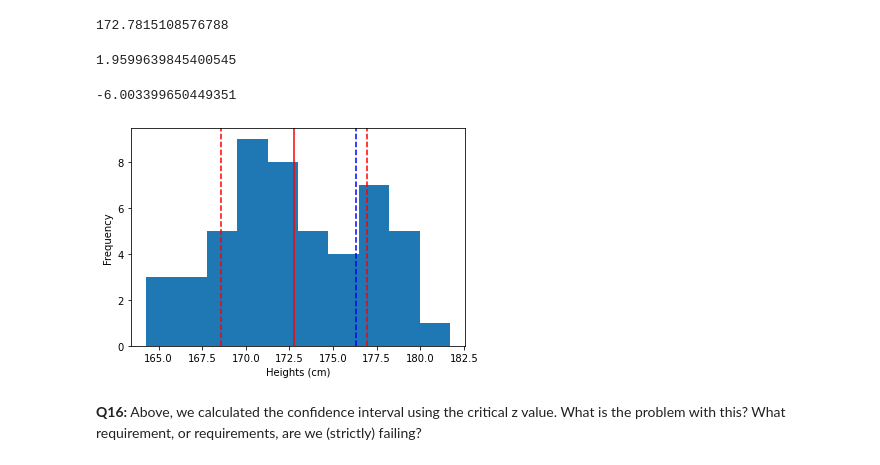
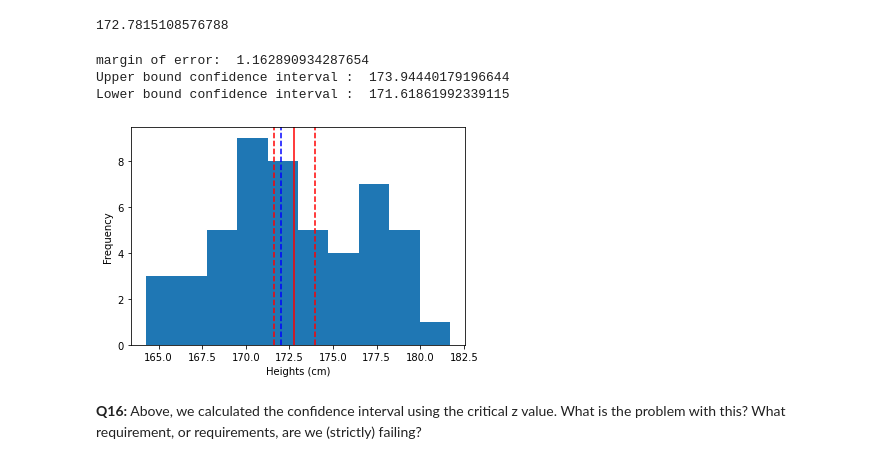
Before and after one commit to yepterence/Frequentist-Inference-Case-Study, a Jupyter notebook: Frequentist Inference Case Study - Part A (3).ipynb, the cells around one changed output. Cells and saved outputs as stored; diff of their text form; code cells hidden in the pictures.

```diff
--- a/Frequentist Inference Case Study - Part A (3).ipynb
+++ b/Frequentist Inference Case Study - Part A (3).ipynb
@@ -354,28 +354,39 @@ mean_ = np.mean(pop_sample_)
 mean_
 # %% [output]
 172.7815108576788
-# %%
-std_ = np.std(pop_sample_,ddof=1)
-se = std_/np.sqrt(len(pop_sample_))
-moe = norm.ppf(0.05/2)*-1
-moe
-# %% [output]
-1.9599639845400545
-# %%
-true_pop_mean = np.sum(pop_sample_)/(len(pop_sample_)-1)
-# %% [output]
--6.003399650449351
+# %%
+# standard deviation of population
+std_ = np.std(pop_sample_,ddof=1)
+# standard error
+se = std_/np.sqrt(len(pop_sample_))
+# critical value of population distribution
+z_val = norm.ppf(0.05/2)*-1
+# margin of error
+moe = z_val * se
+print("margin of error: ",moe)
+# Confidence intervals
+upper_ci = mean_ + moe
+lower_ci = mean_ - moe
+print("Upper bound confidence interval : ",upper_ci)
+print("Lower bound confidence interval : ", lower_ci)
+# %% [output]
+margin of error:  1.162890934287654
+Upper bound confidence interval :  173.94440179196644
+Lower bound confidence interval :  171.61861992339115
+# %%
+true_pop_mean = 172
+true_pop_std = 5
 # %%
 _ = plt.hist(pop_sample_)
 plt.xlabel('Heights (cm)')
 plt.ylabel('Frequency')
 plt.axvline(mean_, c='red')
-plt.axvline(mean_ + std_, c='red',ls='--')
-plt.axvline(mean_ - std_, c='red',ls='--')
+plt.axvline(upper_ci, c='red',ls='--')
+plt.axvline(lower_ci, c='red',ls='--')
 plt.axvline(true_pop_mean, c='blue', ls='--')
 plt.show()
 # %% [output]
-[figure, old version]
+[figure, new version]
 # %% [markdown]
 __Q16:__ Above, we calculated the confidence interval using the critical z value. What is the problem with this? What requirement, or requirements, are we (strictly) failing?
 # %% [markdown]
```
Also changed, not shown: parts of 7 cells of this notebook, 1 other file.
